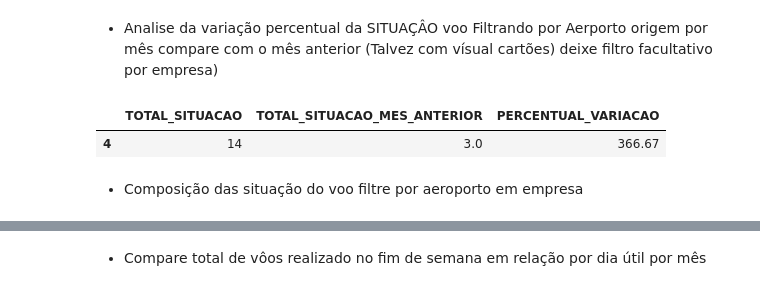
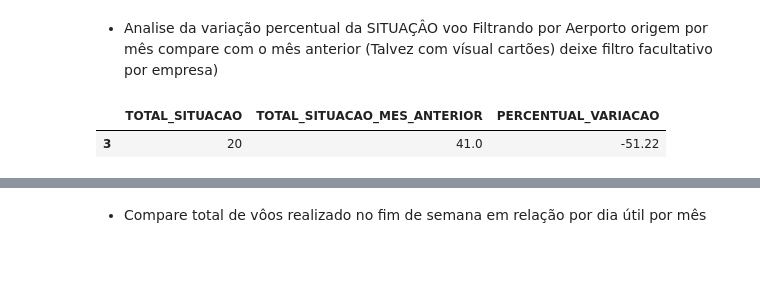
Before and after one commit to rodrigorocha1/dashboard_dados_voos_python, a Jupyter notebook: notebooks/visualizacoes.ipynb, the cells around one changed output, grey strips where cells are left out. Saved outputs shown, nothing was run; the diff lists cells and outputs as text; code cells hidden in the pictures; blank space fills up the shorter version.

Commit message:
Variação percentual

```diff
--- a/notebooks/visualizacoes.ipynb
+++ b/notebooks/visualizacoes.ipynb
@@ -178,16 +178,17 @@ def calcular_variacao(linha):
         variacao = 0
     return round(variacao, 2)
 # %%
-def obter_variacao_percentual(sigla_aeroporto: str, situacao_voo: str, mes_partida: int, sigla_empresa: str = None):
+def obter_variacao_percentual(sigla_aeroporto: str, situacao_voo: str, mes_partida: int, codigo_tipo_linha: str,  sigla_empresa: str = None):
     colunas = [
         'SITUACAO_VOO',
         'MES_PARTIDA_PREVISTA',
         'NOME_MES_PARTIDA_PREVISTA',
         'SIGLA_ICAO_AEROPORTO_ORIGEM',
         'NOME_AEROPORTO_ORIGEM',
-        'NOME_EMPRESA'
+        'NOME_EMPRESA',
+        'CODIGO_TIPO_LINHA'
     ]
-    query = f' SIGLA_ICAO_AEROPORTO_ORIGEM == "{sigla_aeroporto}" '
+    query = f' SIGLA_ICAO_AEROPORTO_ORIGEM == "{sigla_aeroporto}" and  CODIGO_TIPO_LINHA == "{codigo_tipo_linha}" '
     if sigla_empresa is not None:
         query += f' and SIGLA_ICAO_EMPRESA_AEREA == "{sigla_empresa}"  '
         colunas.append('SIGLA_ICAO_EMPRESA_AEREA')
@@ -202,14 +203,22 @@ def obter_variacao_percentual(sigla_aeroporto: str, situacao_voo: str, mes_parti
     dataframe.fillna(0, axis=1, inplace=True)
     dataframe['PERCENTUAL_VARIACAO'] = dataframe.apply(calcular_variacao, axis=1)
     query = f'SITUACAO_VOO == "{situacao_voo}" and MES_PARTIDA_PREVISTA == {mes_partida}'
+
     dataframe = dataframe.query(query)[['TOTAL_SITUACAO', 'TOTAL_SITUACAO_MES_ANTERIOR', 'PERCENTUAL_VARIACAO']]
+
     return dataframe
 # %%
-dataframe = obter_variacao_percentual(sigla_aeroporto='SBRP', mes_partida=5, situacao_voo='CANCELADO')
+dataframe = obter_variacao_percentual(
+    sigla_aeroporto='SBRP',
+    sigla_empresa='TAM',
+    mes_partida=2,
+    situacao_voo='REALIZADO',
+    codigo_tipo_linha='N'
+)
 dataframe
 # %% [output]
 |  | TOTAL_SITUACAO | TOTAL_SITUACAO_MES_ANTERIOR | PERCENTUAL_VARIACAO |
-| 4 | 14 | 3.0 | 366.67 |
+| 3 | 20 | 41.0 | -51.22 |
 # %%
 fig = go.Figure(
     go.Indicator(
@@ -228,5 +236,3 @@ fig = go.Figure(
     )
 )
 fig.show()
-# %% [markdown]
-- Composição das situação do voo filtre por aeroporto em empresa
```
Also changed, not shown: parts of 9 cells of this notebook.
